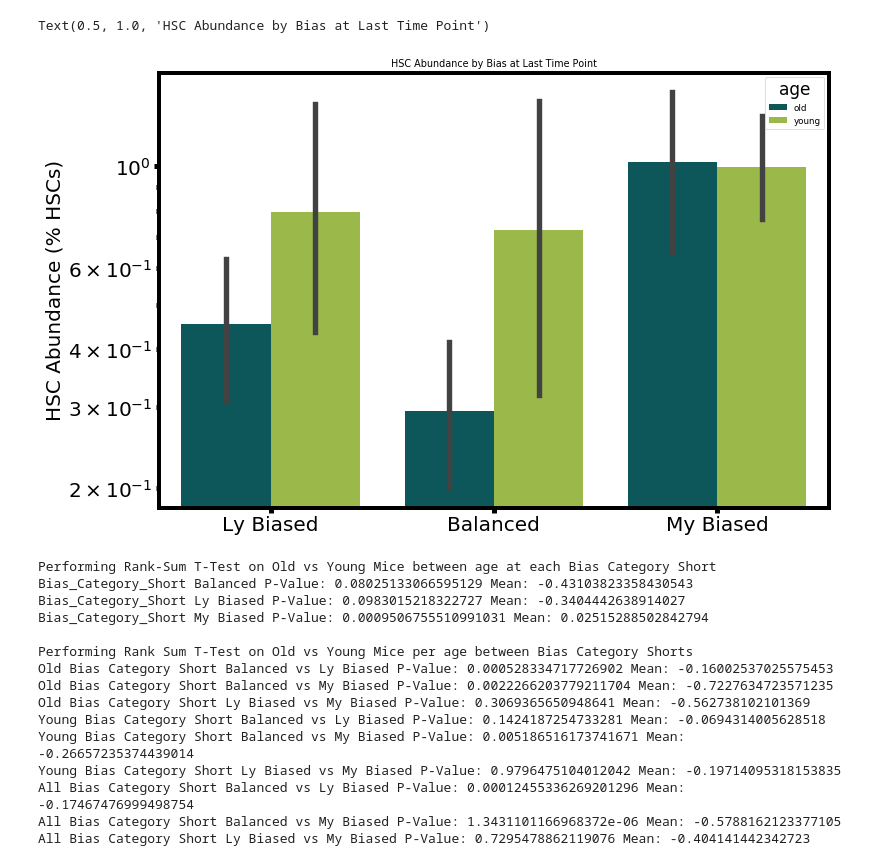
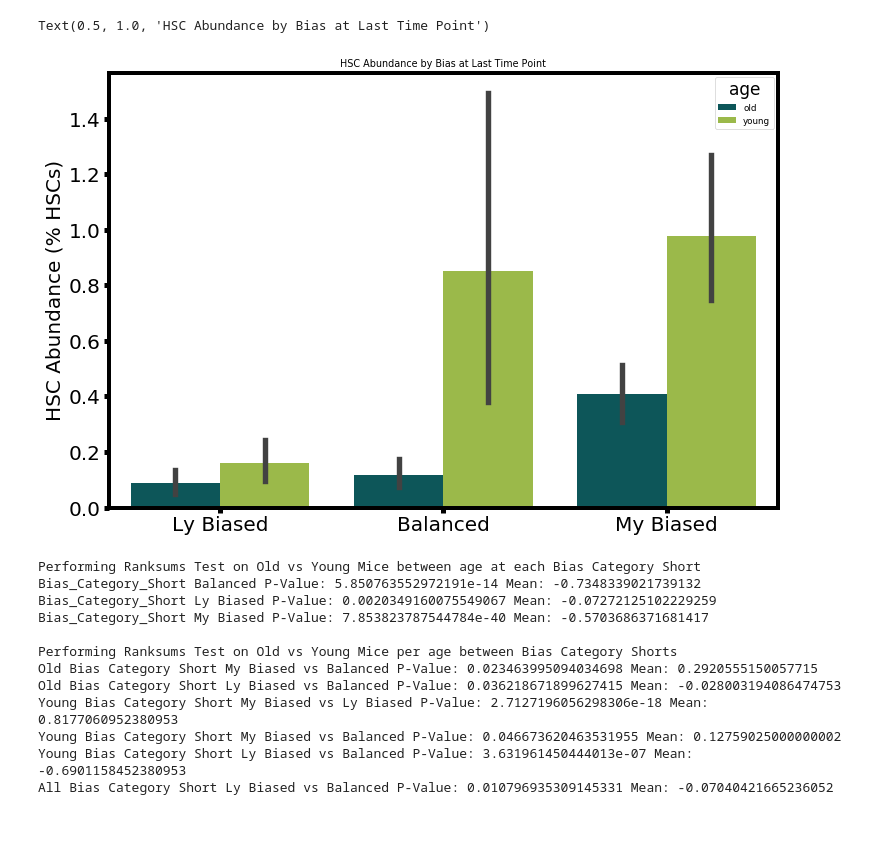
Before and after one commit to akre96/stemcell_aging, a Jupyter notebook: young_vs_old_HSCS.ipynb, the cells around one changed output. Cells and saved outputs as stored; diff of their text form; code cells hidden in the pictures; blank space fills up the shorter version.

```diff
--- a/young_vs_old_HSCS.ipynb
+++ b/young_vs_old_HSCS.ipynb
@@ -26,15 +45,15 @@ old_lineage_bias = pd.read_csv(old_lb_file)
 # %%
 young_donor_file = os.path.join(
     young_data_root,
-    'young_donor.tsv'
+    'donor YO OTY 081019.txt'
 )
 young_gfp_file = os.path.join(
     young_data_root,
-    'young_gfp.tsv'
+    'GFP YO OT 070819 updtd 081019 step7.txt'
 )
 young_wbc_file = os.path.join(
     young_data_root,
-    'young_wbc.tsv'
+    'WBC 081019 step7.txt'
 )
 young_wbc = pfd.parse_wbc_count_file(
     young_wbc_file
@@ -43,40 +62,18 @@ young_wbc = pfd.parse_wbc_count_file(
 
 old_donor_file = os.path.join(
     old_data_root,
-    'OT_2.0_donor_051818.txt'
+    'aging_10x_Donor.txt'
 )
 
 old_gfp_file = os.path.join(
     old_data_root,
-    'OT_2.0_GFP_051818.txt'
+    'aging_10x_GFP.txt'
 )
 
 old_wbc_file = os.path.join(
     old_data_root,
-    'OT_2.0_WBCs_051818-modified.txt'
+    'aging_10x_WBC.txt'
 )
 old_wbc = pfd.parse_wbc_count_file(
     old_wbc_file
 )
-# %%
-young_min_hsc_per_mouse = agg.calc_min_hsc_per_mouse(
-    young_wbc_file,
-    young_gfp_file,
-    young_donor_file,
-    tenx_hsc_counts_file='~/Data/tenx_hsc_counts.csv'
-)
-old_min_hsc_per_mouse = agg.calc_min_hsc_per_mouse(
-    old_wbc_file,
-    old_gfp_file,
-    old_donor_file,
-    tenx_hsc_counts_file='~/Data/tenx_hsc_counts.csv'
-)
-
-young_abundance = agg.filter_low_abund_hsc(
-    young_min_hsc_per_mouse,
-    young_abundance
-)
-old_abundance = agg.filter_low_abund_hsc(
-    old_min_hsc_per_mouse,
-    old_abundance
-)
@@ -166,35 +167,35 @@ sns.set_context(
         'ytick.color': 'black',
         'figure.facecolor': 'white'
     }
 
     )
 COLOR_PALETTES = json.load(open('lib/color_palettes.json', 'r'))
 cats_order = [
     'Ly Biased',
     'Balanced',
     'My Biased',
 ]
 unique_cats = list(OrderedDict.fromkeys(cats_order))
 
 
 plt.figure(figsize=(12,8))
 ax = sns.barplot(
     y='percent_engraftment',
     x='bias_category_short',
     order=unique_cats,
     data=hsc_bias_abundance,
     hue='age',
     palette=COLOR_PALETTES['age']
 )
-ax.set(yscale='log')
+#ax.set(yscale='log')
 plt.xlabel('')
 plt.ylabel('HSC Abundance (% HSCs)')
 plt.title(
     'HSC Abundance by Bias at Last Time Point'
 )
 # %% [output]
 Text(0.5, 1.0, 'HSC Abundance by Bias at Last Time Point')
-[figure, old version]
+[figure, new version]
 # %%
 import importlib
 importlib.reload(st)
@@ -203,25 +204,22 @@ st.ranksums_test_group_time(
     test_col='percent_engraftment',
     timepoint_col='bias_category_short',
     overall_context='Old vs Young Mice',
-    show_ns=True,
+    show_ns=False,
     group_col='age'
 )
 # %% [output]
-Performing Rank-Sum T-Test on Old vs Young Mice between age at each Bias Category Short
-Bias_Category_Short Balanced P-Value: 0.08025133066595129 Mean: -0.43103823358430543
-Bias_Category_Short Ly Biased P-Value: 0.0983015218322727 Mean: -0.3404442638914027
-Bias_Category_Short My Biased P-Value: 0.0009506755510991031 Mean: 0.02515288502842794
+Performing Ranksums Test on Old vs Young Mice between age at each Bias Category Short
+Bias_Category_Short Balanced P-Value: 5.850763552972191e-14 Mean: -0.7348339021739132
+Bias_Category_Short Ly Biased P-Value: 0.0020349160075549067 Mean: -0.07272125102229259
+Bias_Category_Short My Biased P-Value: 7.853823787544784e-40 Mean: -0.5703686371681417
 
-Performing Rank Sum T-Test on Old vs Young Mice per age between Bias Category Shorts
-Old Bias Category Short Balanced vs Ly Biased P-Value: 0.000528334717726902 Mean: -0.16002537025575453
-Old Bias Category Short Balanced vs My Biased P-Value: 0.0022266203779211704 Mean: -0.7227634723571235
-Old Bias Category Short Ly Biased vs My Biased P-Value: 0.3069365650948641 Mean: -0.562738102101369
-Young Bias Category Short Balanced vs Ly Biased P-Value: 0.1424187254733281 Mean: -0.0694314005628518
-Young Bias Category Short Balanced vs My Biased P-Value: 0.005186516173741671 Mean: -0.26657235374439014
-Young Bias Category Short Ly Biased vs My Biased P-Value: 0.9796475104012042 Mean: -0.19714095318153835
-All Bias Category Short Balanced vs Ly Biased P-Value: 0.00012455336269201296 Mean: -0.17467476999498754
-All Bias Category Short Balanced vs My Biased P-Value: 1.3431101166968372e-06 Mean: -0.5788162123377105
-All Bias Category Short Ly Biased vs My Biased P-Value: 0.7295478862119076 Mean: -0.404141442342723
+Performing Ranksums Test on Old vs Young Mice per age between Bias Category Shorts
+Old Bias Category Short My Biased vs Balanced P-Value: 0.023463995094034698 Mean: 0.2920555150057715
+Old Bias Category Short Ly Biased vs Balanced P-Value: 0.036218671899627415 Mean: -0.028003194086474753
+Young Bias Category Short My Biased vs Ly Biased P-Value: 2.7127196056298306e-18 Mean: 0.8177060952380953
+Young Bias Category Short My Biased vs Balanced P-Value: 0.046673620463531955 Mean: 0.12759025000000002
+Young Bias Category Short Ly Biased vs Balanced P-Value: 3.631961450444013e-07 Mean: -0.6901158452380953
+All Bias Category Short Ly Biased vs Balanced P-Value: 0.010796935309145331 Mean: -0.07040421665236052
 # %%
 sems=[[],[]]
 means=[]
```
Also changed, not shown: parts of 7 cells of this notebook, 14 other files.
